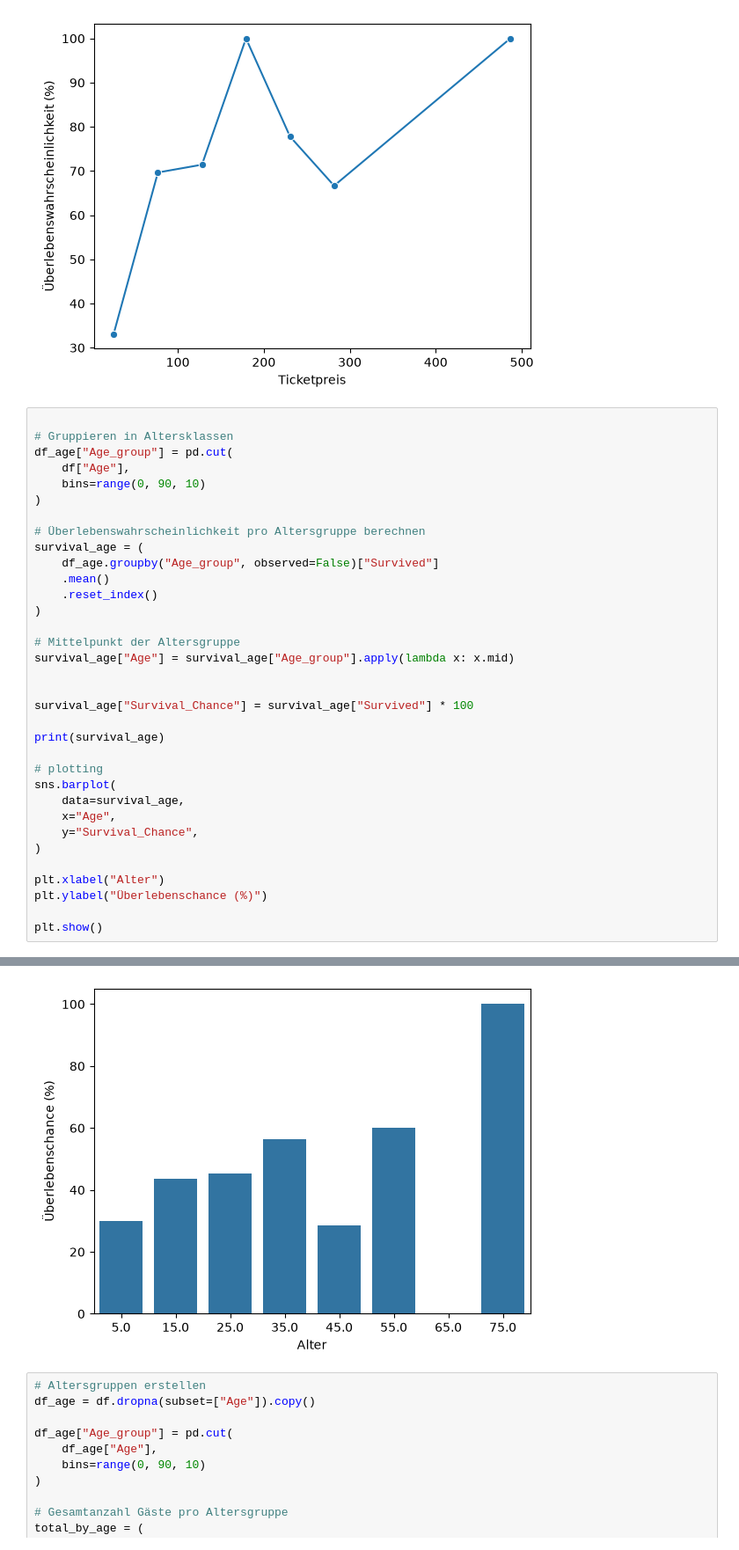
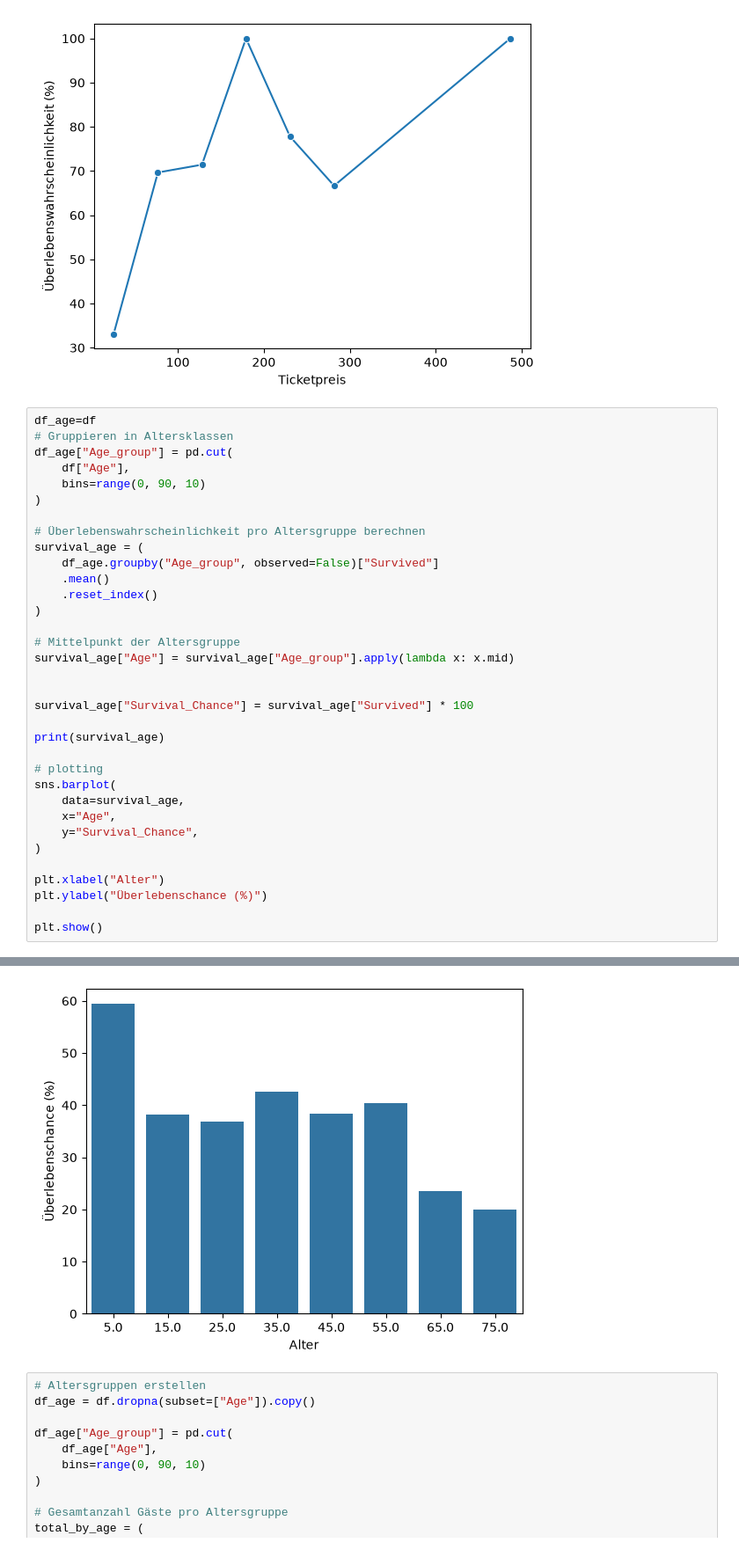
Before and after one commit to rergr/fhnw_mini_challange, a Jupyter notebook: julian_schmid.ipynb, the cells around one changed output, grey strips where cells are left out. Shown at 88% size. Saved outputs shown, nothing was run; the diff lists cells and outputs as text.

Commit message:
Sex Plotting

```diff
--- a/julian_schmid.ipynb
+++ b/julian_schmid.ipynb
@@ -165,7 +165,7 @@ plt.show()
 9  (461.096, 512.329]  1.000000  486.7125       100.000000
 [figure]
 # %%
-
+df_age=df
 # Gruppieren in Altersklassen
 df_age["Age_group"] = pd.cut(
     df["Age"],
@@ -211,4 +211,4 @@ plt.show()
-[figure, old version]
+[figure, new version]
 # %%
 # Altersgruppen erstellen
 df_age = df.dropna(subset=["Age"]).copy()
```
Also changed, not shown: parts of 2 cells of this notebook.
